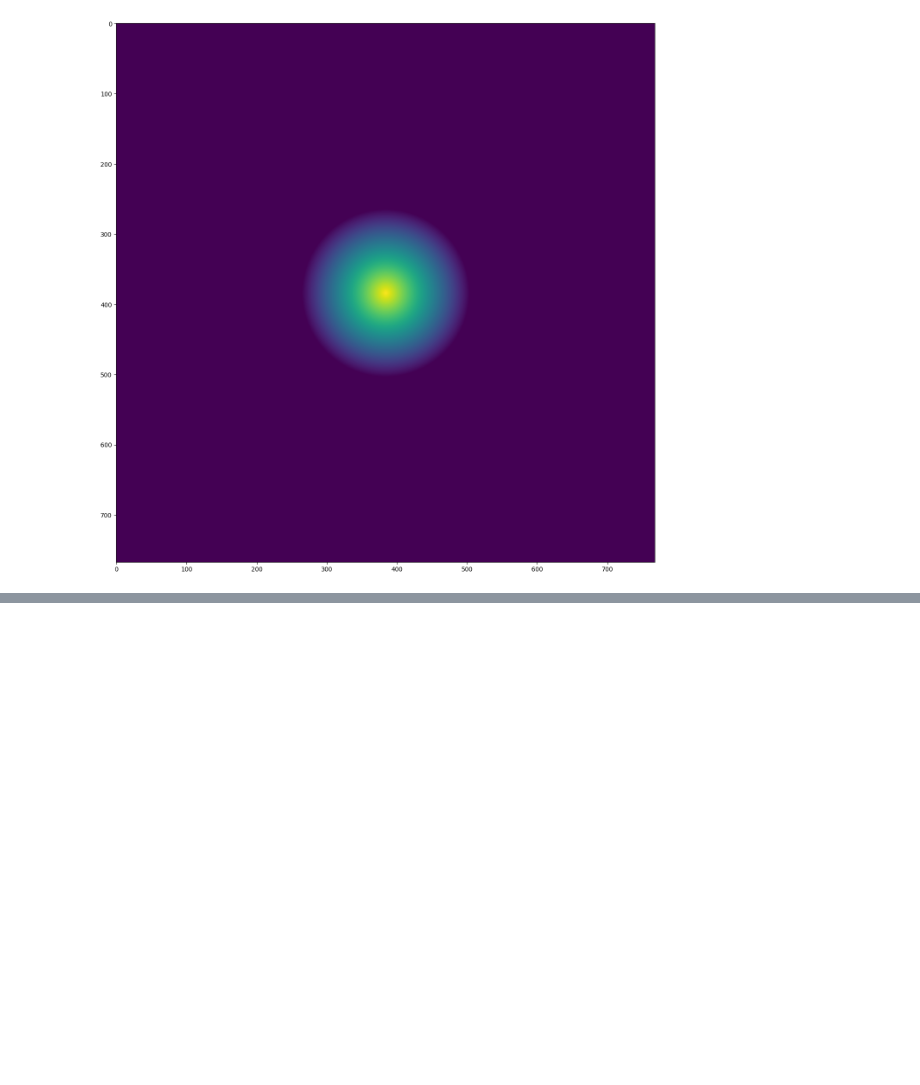
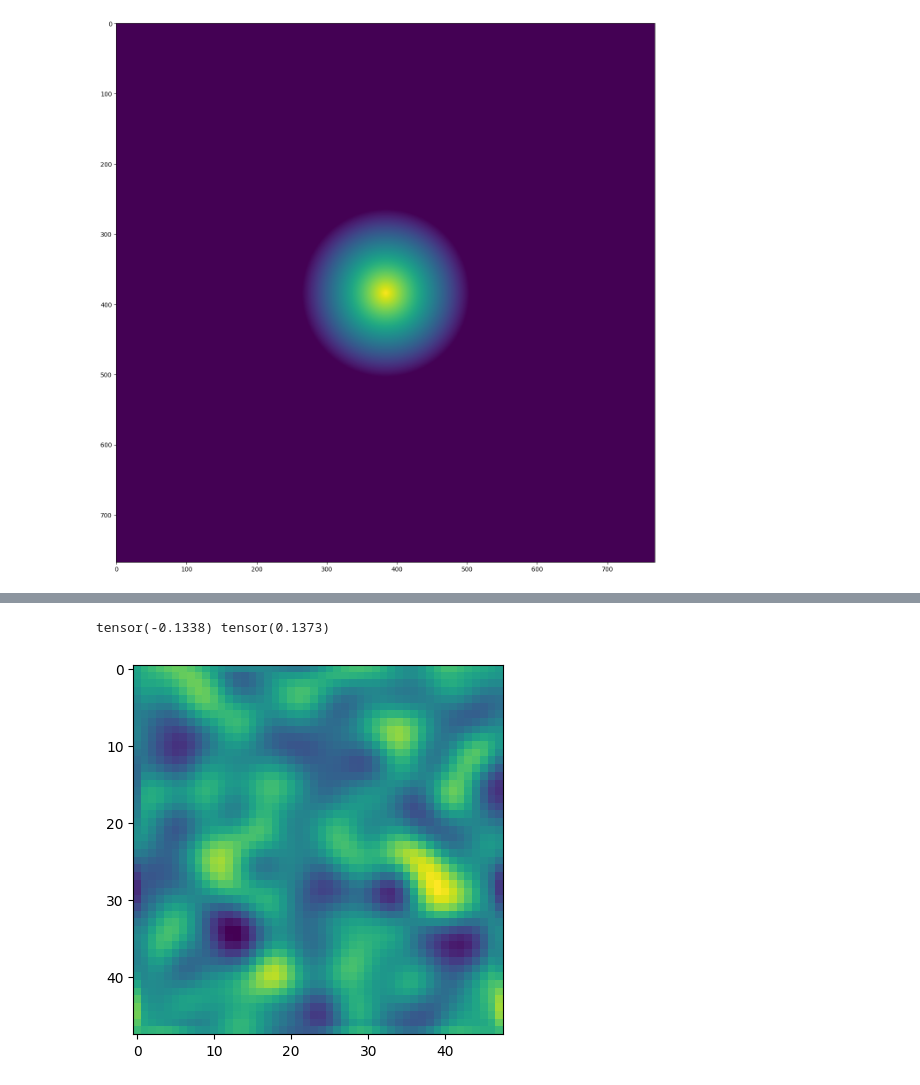
Before and after one commit to obdn27/torchfluidsim, a Jupyter notebook: scripts/solver_test.ipynb, the cells around one changed output, grey strips where cells are left out. Drawn from its saved outputs; the diff is of its cells as text; code cells hidden in the pictures; blank space fills up the shorter version.

Commit message:
Non-working divergence removal

```diff
--- a/scripts/solver_test.ipynb
+++ b/scripts/solver_test.ipynb
@@ -56,0 +92,15 @@ plt.show()
+# %%
+up = torch.roll(velocity, -1, dims=0)
+down = torch.roll(velocity, 1, dims=0)
+
+left = torch.roll(velocity, -1, dims=1)
+right = torch.roll(velocity, 1, dims=1)
+
+divergence = ((up[:, :, 1] - down[:, :, 1]) - (right[:, :, 0] - left[:, :, 0])) / 2
+print(torch.min(divergence), torch.max(divergence))
+
+plt.imshow(divergence)
+plt.show()
+# %% [output]
+tensor(-0.1338) tensor(0.1373)
+[figure, added]
```
Also changed, not shown: parts of 5 cells of this notebook, 3 other files.
